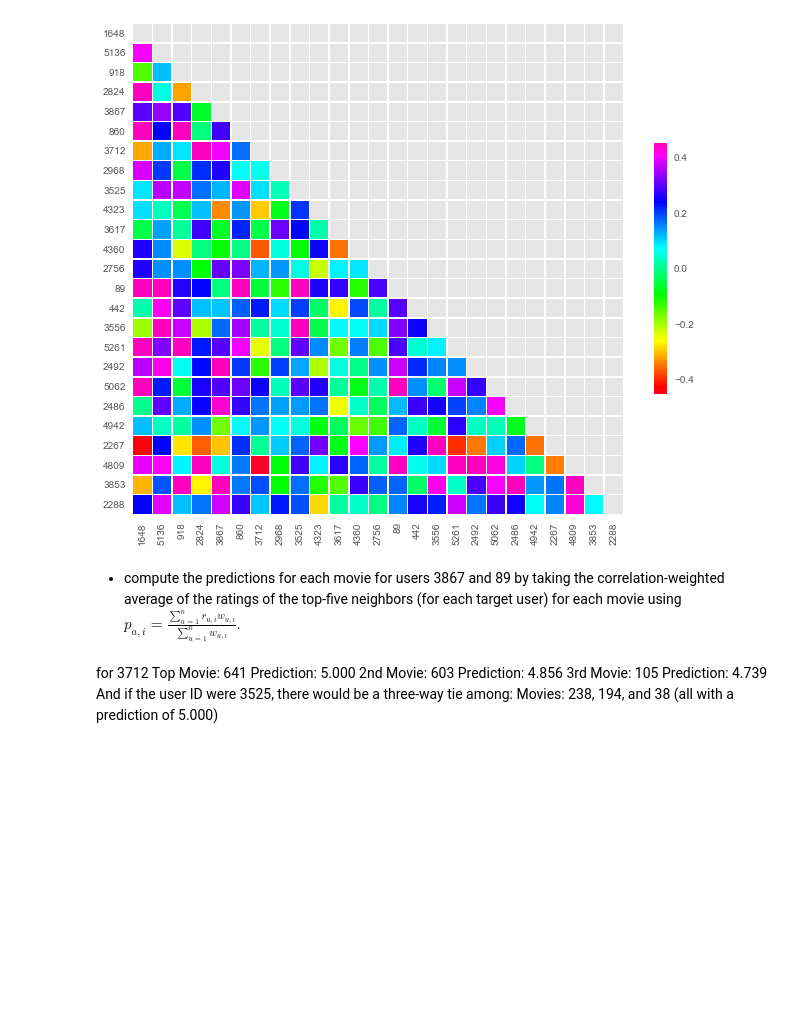
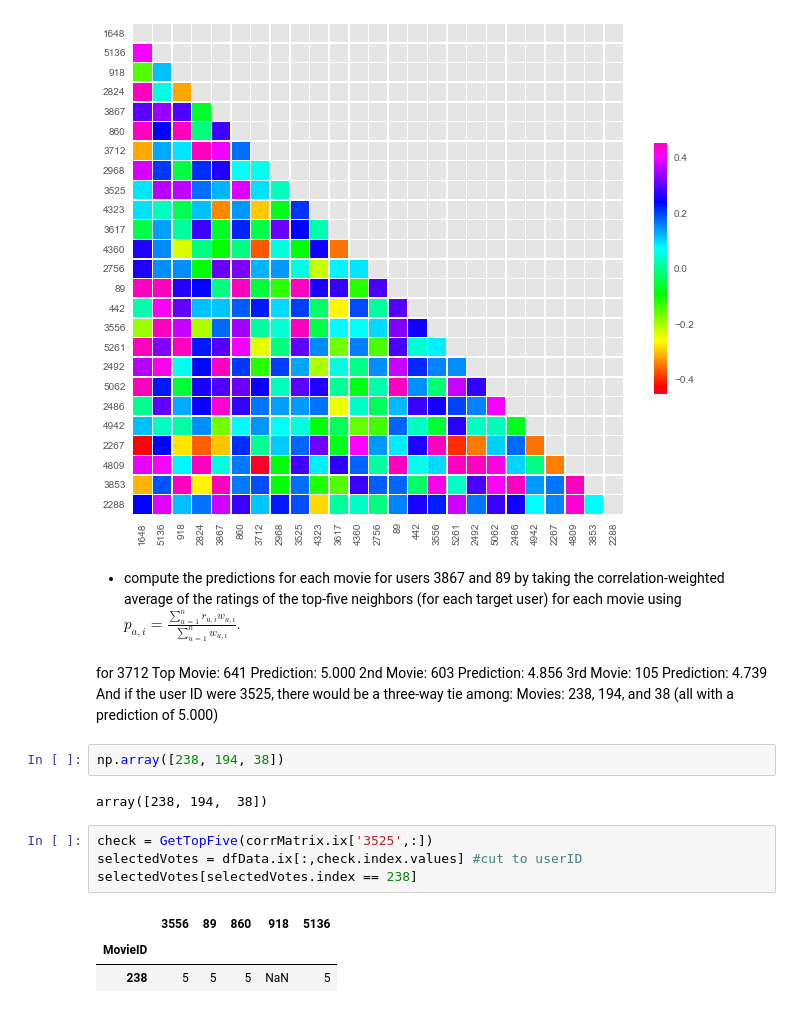
Before and after one commit to DfAC/IntroductionToRecommenderSystems, a Jupyter notebook: Week04.ipynb, the cells around one changed output. Drawn from its saved outputs; the diff is of its cells as text; blank space fills up the shorter version.

```diff
--- a/Week04.ipynb
+++ b/Week04.ipynb
@@ -94,6 +95,18 @@ Top Movie: 641 Prediction: 5.000
 3rd Movie: 105 Prediction: 4.739
 And if the user ID were 3525, there would be a three-way tie among:
 Movies: 238, 194, and 38 (all with a prediction of 5.000)
+# %%
+np.array([238, 194, 38])
+# %% [output]
+array([238, 194,  38])
+# %%
+check = GetTopFive(corrMatrix.ix['3525',:])
+selectedVotes = dfData.ix[:,check.index.values] #cut to userID
+selectedVotes[selectedVotes.index == 238]
+# %% [output]
+|  | 3556 | 89 | 860 | 918 | 5136 |
+| MovieID |  |  |  |  |  |
+| 238 | 5 | 5 | 5 | NaN | 5 |
 # %%
 #UserBasedPrediction(user1,dfData)
 res = UserBasedPrediction(GetTopFive(corrMatrix.ix['3525',:]),dfData)
```
Also changed, not shown: parts of 4 cells of this notebook, 1 other file.
